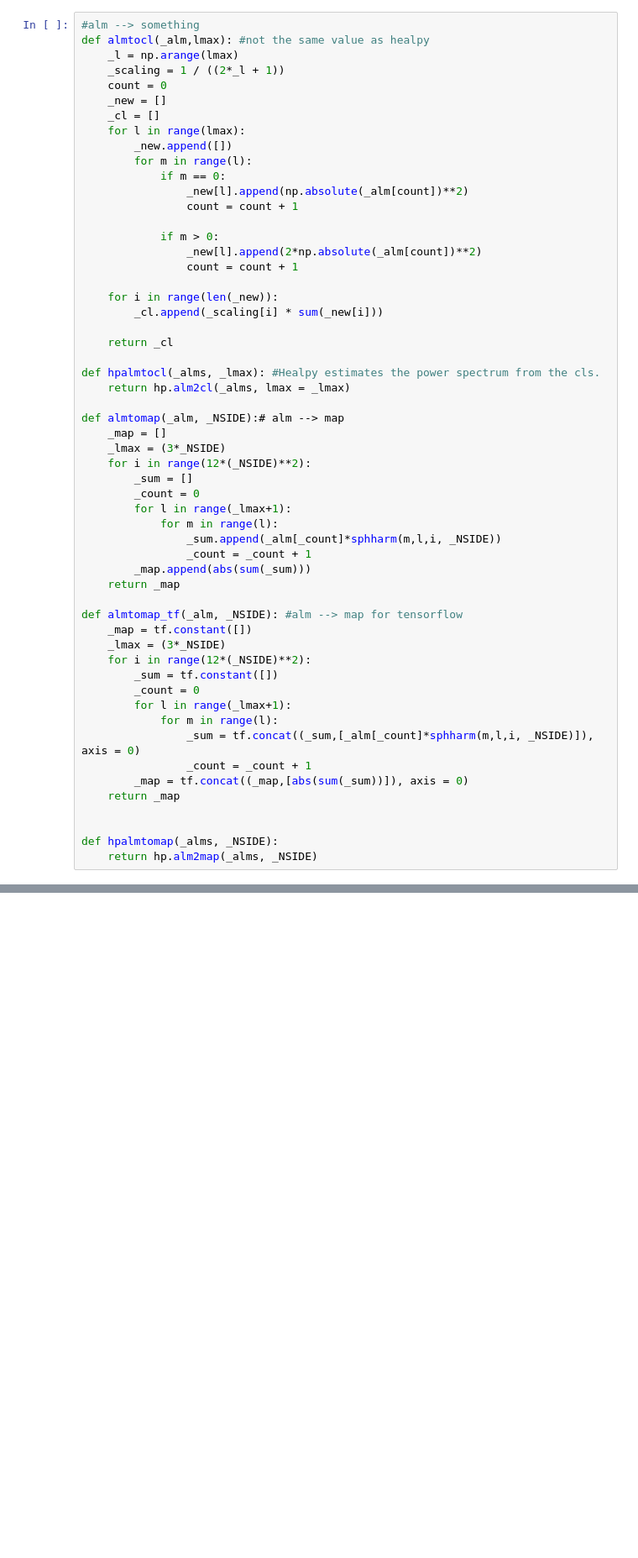
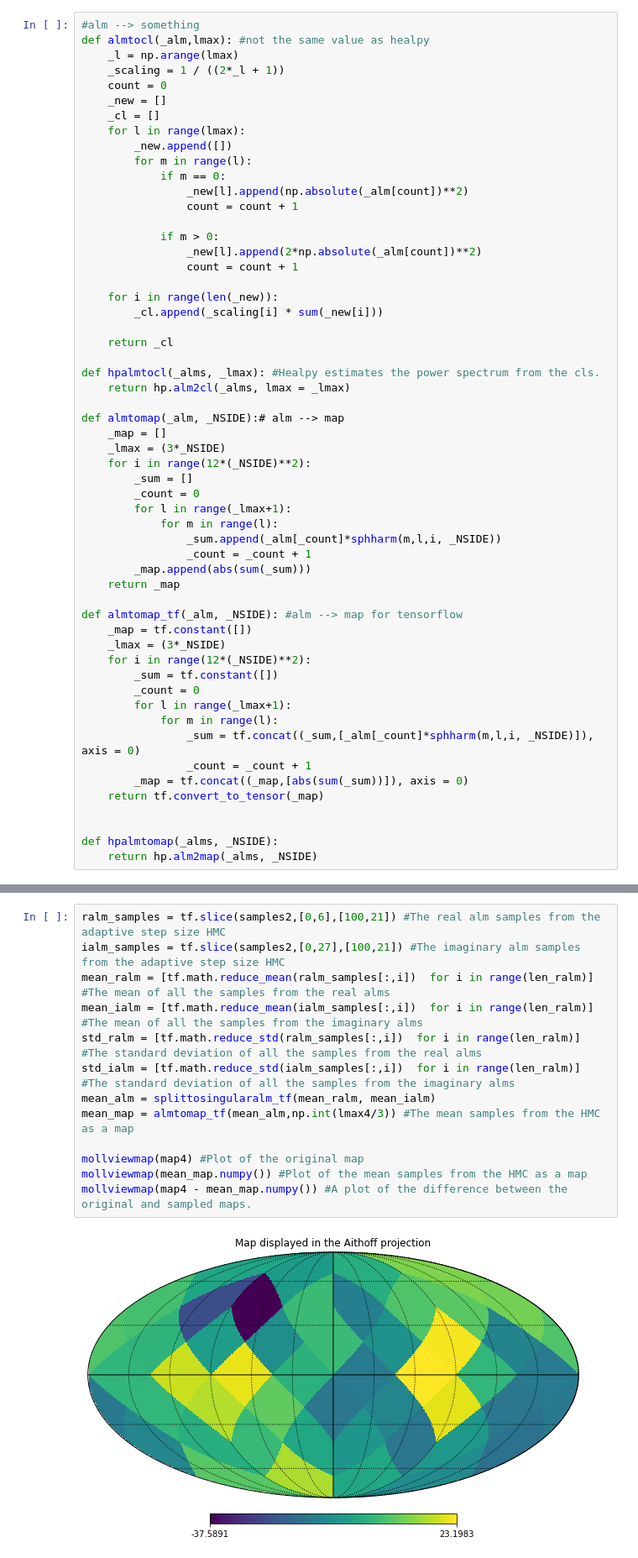
Before and after one commit to Oscar-Hickman/Cosmology-from-the-CMB-with-advanced-sampling-techniques, a Jupyter notebook: Main.ipynb, the cells around one changed output, grey strips where cells are left out. Shown at 84% size. Cells and saved outputs as stored; diff of their text form; blank space fills up the shorter version.

```diff
--- a/Main.ipynb
+++ b/Main.ipynb
@@ -190,7 +192,7 @@ def almtomap_tf(_alm, _NSIDE): #alm --> map for tensorflow
                 _sum = tf.concat((_sum,[_alm[_count]*sphharm(m,l,i, _NSIDE)]), axis = 0)
                 _count = _count + 1
         _map = tf.concat((_map,[abs(sum(_sum))]), axis = 0)
-    return _map
+    return tf.convert_to_tensor(_map)
 
 
 def hpalmtomap(_alms, _NSIDE):
@@ -614,0 +565,15 @@ mean:-0.4902  stddev:0.7083  acceptance:0.5016
+# %%
+ralm_samples = tf.slice(samples2,[0,6],[100,21]) #The real alm samples from the adaptive step size HMC
+ialm_samples = tf.slice(samples2,[0,27],[100,21]) #The imaginary alm samples from the adaptive step size HMC
+mean_ralm = [tf.math.reduce_mean(ralm_samples[:,i])  for i in range(len_ralm)] #The mean of all the samples from the real alms
+mean_ialm = [tf.math.reduce_mean(ialm_samples[:,i])  for i in range(len_ralm)] #The mean of all the samples from the imaginary alms
+std_ralm = [tf.math.reduce_std(ralm_samples[:,i])  for i in range(len_ralm)] #The standard deviation of all the samples from the real alms
+std_ialm = [tf.math.reduce_std(ialm_samples[:,i])  for i in range(len_ralm)] #The standard deviation of all the samples from the imaginary alms
+mean_alm = splittosingularalm_tf(mean_ralm, mean_ialm)
+mean_map = almtomap_tf(mean_alm,np.int(lmax4/3)) #The mean samples from the HMC as a map
+
+mollviewmap(map4) #Plot of the original map
+mollviewmap(mean_map.numpy()) #Plot of the mean samples from the HMC as a map
+mollviewmap(map4 - mean_map.numpy()) #A plot of the difference between the original and sampled maps.
+# %% [output]
+[figure, added]
```
Also changed, not shown: parts of 24 cells of this notebook.
